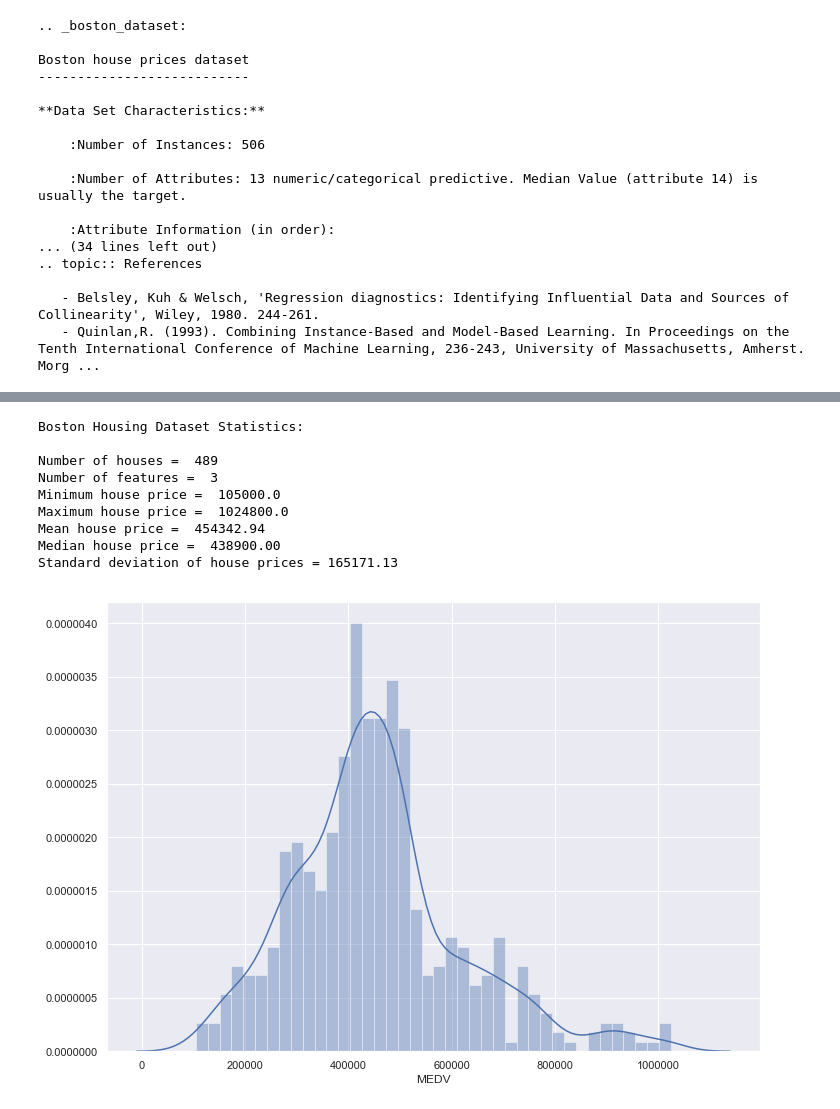
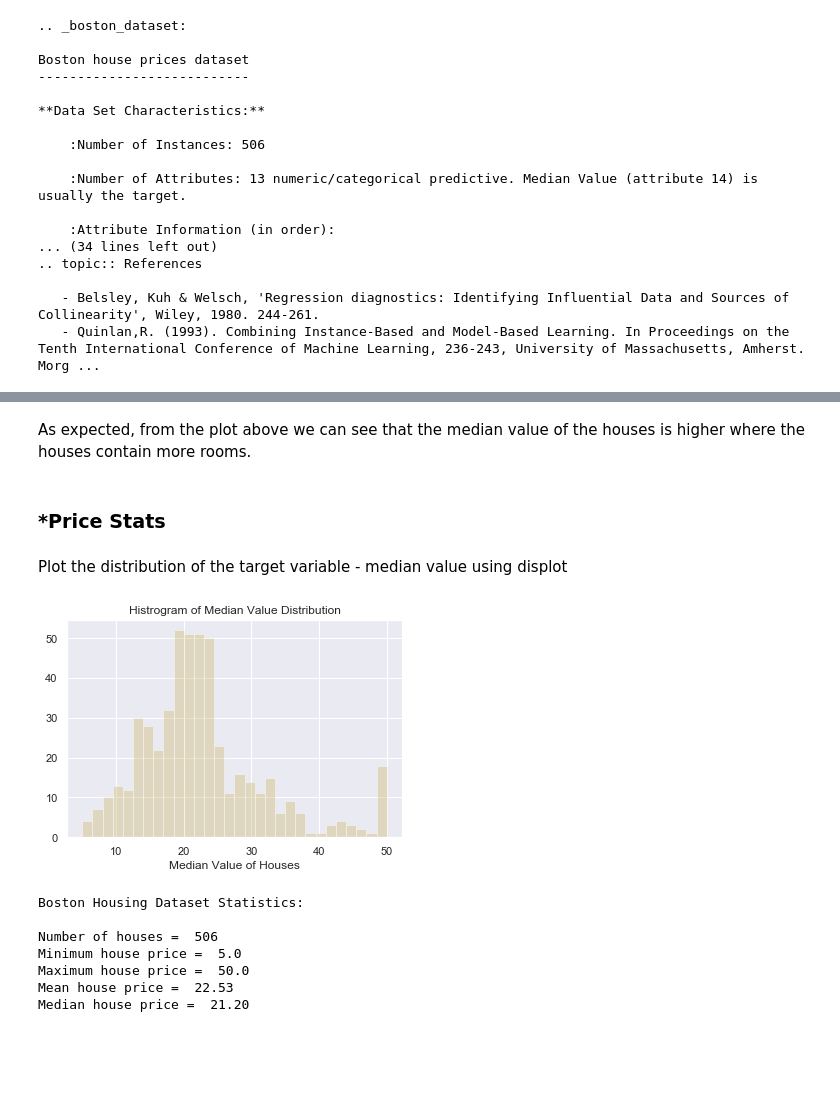
Before and after one commit to simonava5/MLS, a Jupyter notebook: BostonHousing.ipynb, the cells around one changed output, grey strips where cells are left out. Drawn from its saved outputs; the diff is of its cells as text; code cells hidden in the pictures; blank space fills up the shorter version.

```diff
--- a/BostonHousing.ipynb
+++ b/BostonHousing.ipynb
@@ -111,0 +123,18 @@ Boston housing dataset has 489 data points with 4 variables each.
+# %% [markdown]
+As expected, from the plot above we can see that the median value of the houses is higher where the houses contain more rooms.
+# %% [markdown]
+### *Price Stats
+# %% [markdown]
+Plot the distribution of the target variable - median value using displot
+# %%
+# from seaborn library
+# reference: https://seaborn.pydata.org/tutorial/distributions.html
+
+sns.set()
+sns.distplot(bhp['PRICE'], hist=True, kde=False, rug_kws={"color": "g"}, color="y", bins=30)
+
+plt.title('Histrogram of Median Value Distribution')
+plt.xlabel('Median Value of Houses')
+plt.show()
+# %% [output]
+[figure, added]
@@ -128,32 +158,18 @@ std_price = np.std(prices)
 # Show the calculated statistics
 print ("Boston Housing Dataset Statistics: \n")
 print ("Number of houses = ", len(prices))
-print ("Number of features = ", len(list(features.keys())))
 print ("Minimum house price = ", np.min(prices))
 print ("Maximum house price = ", np.max(prices))
 print ("Mean house price = ", "%.2f" % np.mean(prices))
 print ("Median house price = ", "%.2f" % np.median(prices))
-print ("Standard deviation of house prices =", "%.2f" % np.std(prices))
 # %% [output]
 Boston Housing Dataset Statistics:
 
-Number of houses =  489
-Number of features =  3
-Minimum house price =  105000.0
-Maximum house price =  1024800.0
-Mean house price =  454342.94
-Median house price =  438900.00
-Standard deviation of house prices = 165171.13
+Number of houses =  506
+Minimum house price =  5.0
+Maximum house price =  50.0
+Mean house price =  22.53
+Median house price =  21.20
-# %%
-# plot distribution of the target variable median value using distplot
-# from seaborn library
-# https://seaborn.pydata.org/tutorial/distributions.html
-
-sns.set(rc={'figure.figsize':(11.7,8.27)})
-sns.distplot(data['MEDV'], bins=40)
-plt.show()
-# %% [output]
-[figure, removed]
 # %%
 # histograms
 data.hist()
```
Also changed, not shown: parts of 22 cells of this notebook.
